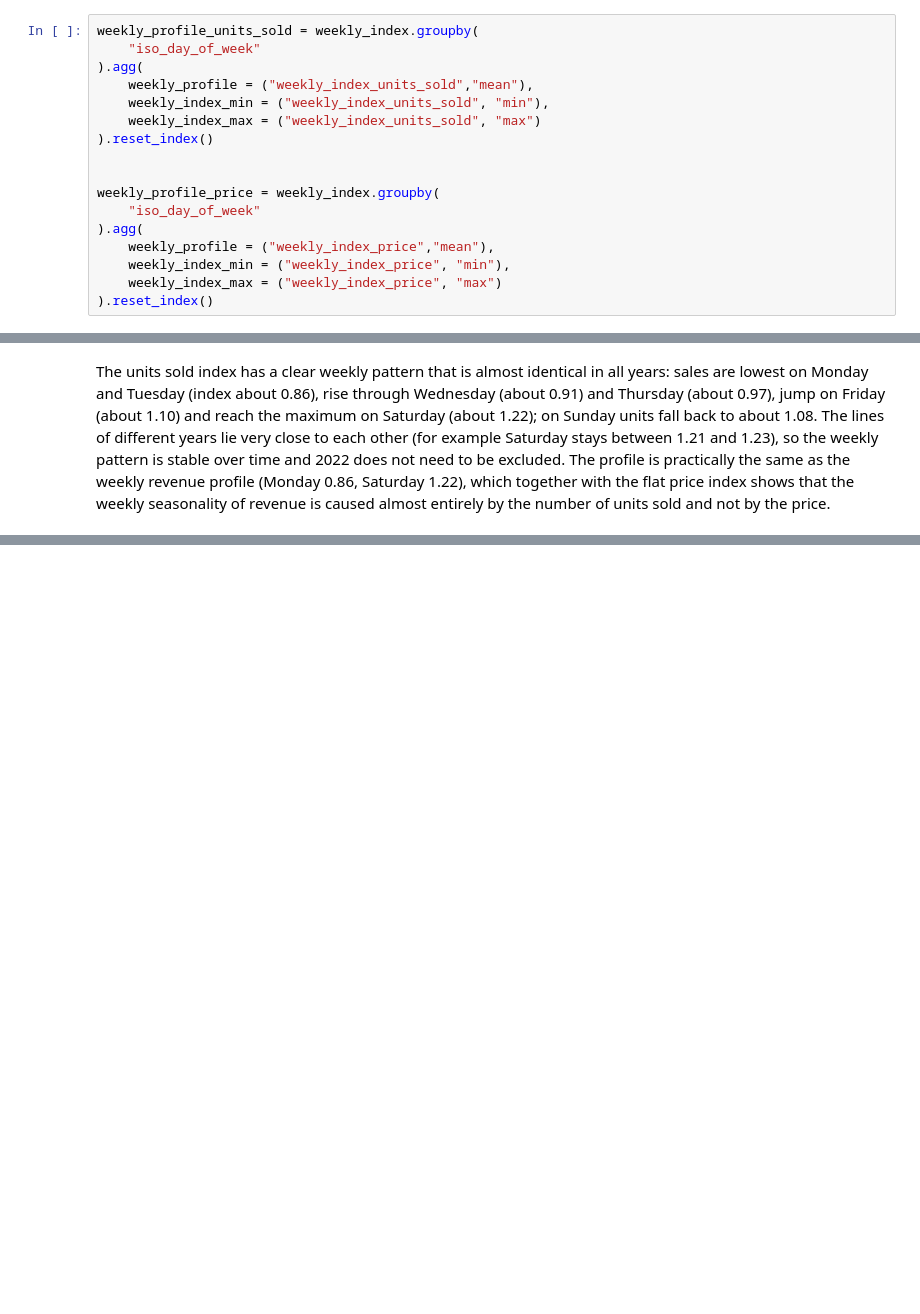
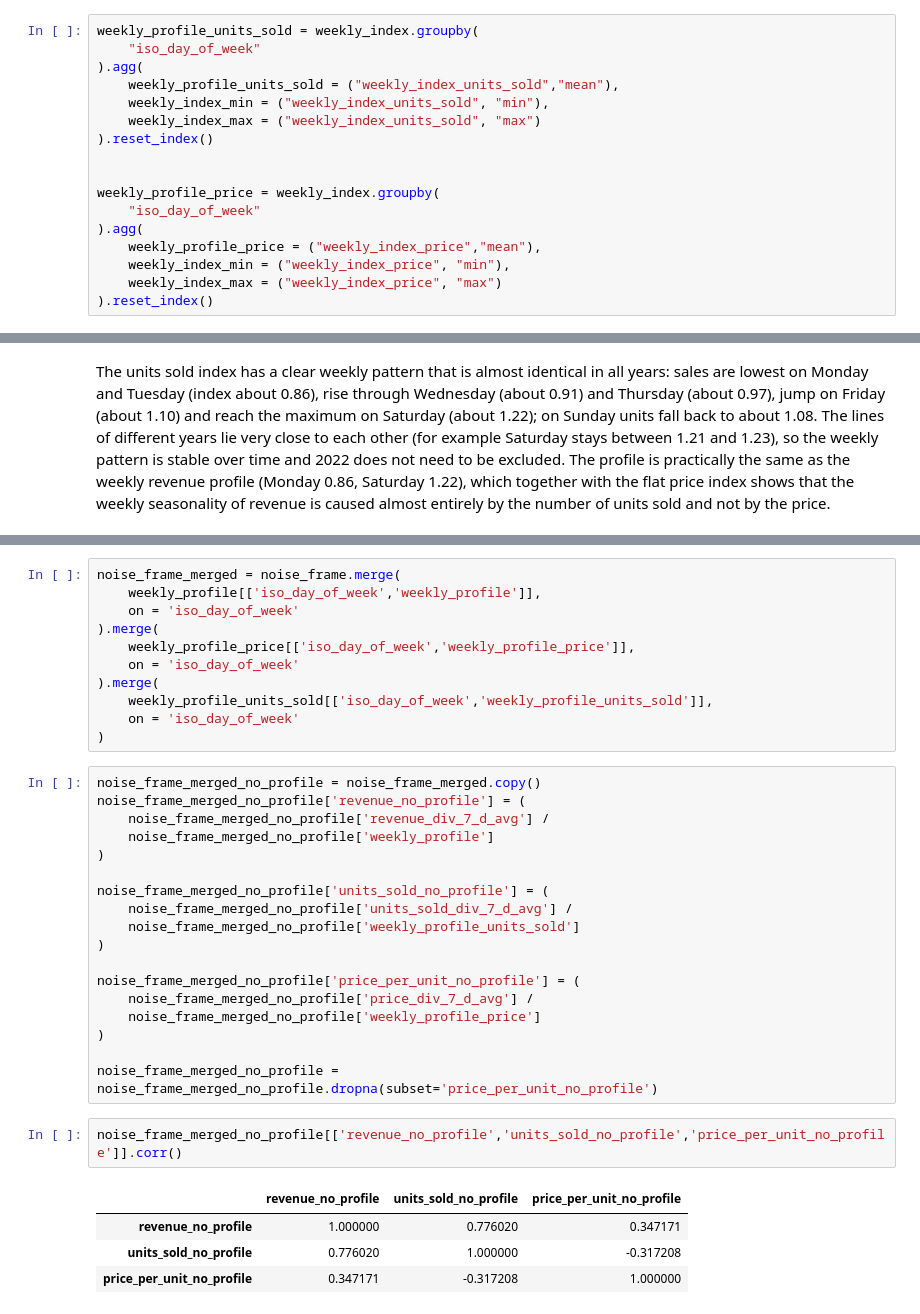
Before and after one commit to Grzegosh/sku_prediction, a Jupyter notebook: EDA.ipynb, the cells around one changed output, grey strips where cells are left out. Drawn from its saved outputs; the diff is of its cells as text; blank space fills up the shorter version.

```diff
--- a/EDA.ipynb
+++ b/EDA.ipynb
@@ -919,7 +920,7 @@ The price index also follows a stable yearly pattern with very small differences
 weekly_profile_units_sold = weekly_index.groupby(
     "iso_day_of_week"
 ).agg(
-    weekly_profile = ("weekly_index_units_sold","mean"),
+    weekly_profile_units_sold = ("weekly_index_units_sold","mean"),
     weekly_index_min = ("weekly_index_units_sold", "min"),
     weekly_index_max = ("weekly_index_units_sold", "max")
 ).reset_index()
@@ -928,7 +929,7 @@ weekly_profile_units_sold = weekly_index.groupby(
 weekly_profile_price = weekly_index.groupby(
     "iso_day_of_week"
 ).agg(
-    weekly_profile = ("weekly_index_price","mean"),
+    weekly_profile_price = ("weekly_index_price","mean"),
     weekly_index_min = ("weekly_index_price", "min"),
     weekly_index_max = ("weekly_index_price", "max")
 ).reset_index()
@@ -969,0 +995,36 @@ The units sold index has a clear weekly pattern that is almost identical in all
+# %%
+noise_frame_merged = noise_frame.merge(
+    weekly_profile[['iso_day_of_week','weekly_profile']],
+    on = 'iso_day_of_week'
+).merge(
+    weekly_profile_price[['iso_day_of_week','weekly_profile_price']],
+    on = 'iso_day_of_week'
+).merge(
+    weekly_profile_units_sold[['iso_day_of_week','weekly_profile_units_sold']],
+    on = 'iso_day_of_week'
+)
+# %%
+noise_frame_merged_no_profile = noise_frame_merged.copy()
+noise_frame_merged_no_profile['revenue_no_profile'] = (
+    noise_frame_merged_no_profile['revenue_div_7_d_avg'] /
+    noise_frame_merged_no_profile['weekly_profile']
+)
+
+noise_frame_merged_no_profile['units_sold_no_profile'] = (
+    noise_frame_merged_no_profile['units_sold_div_7_d_avg'] /
+    noise_frame_merged_no_profile['weekly_profile_units_sold']
+)
+
+noise_frame_merged_no_profile['price_per_unit_no_profile'] = (
+    noise_frame_merged_no_profile['price_div_7_d_avg'] /
+    noise_frame_merged_no_profile['weekly_profile_price']
+)
+
+noise_frame_merged_no_profile = noise_frame_merged_no_profile.dropna(subset='price_per_unit_no_profile')
+# %%
+noise_frame_merged_no_profile[['revenue_no_profile','units_sold_no_profile','price_per_unit_no_profile']].corr()
+# %% [output]
+|  | revenue_no_profile | units_sold_no_profile | price_per_unit_no_profile |
+| revenue_no_profile | 1.000000 | 0.776020 | 0.347171 |
+| units_sold_no_profile | 0.776020 | 1.000000 | -0.317208 |
+| price_per_unit_no_profile | 0.347171 | -0.317208 | 1.000000 |
```
Also changed, not shown: parts of 9 cells of this notebook.
